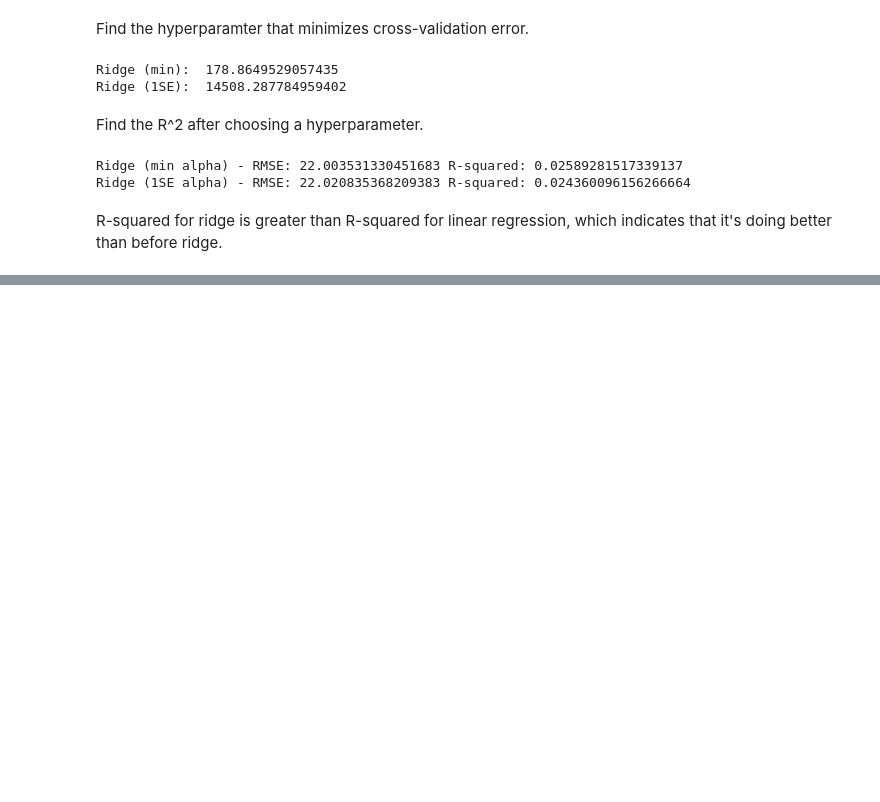
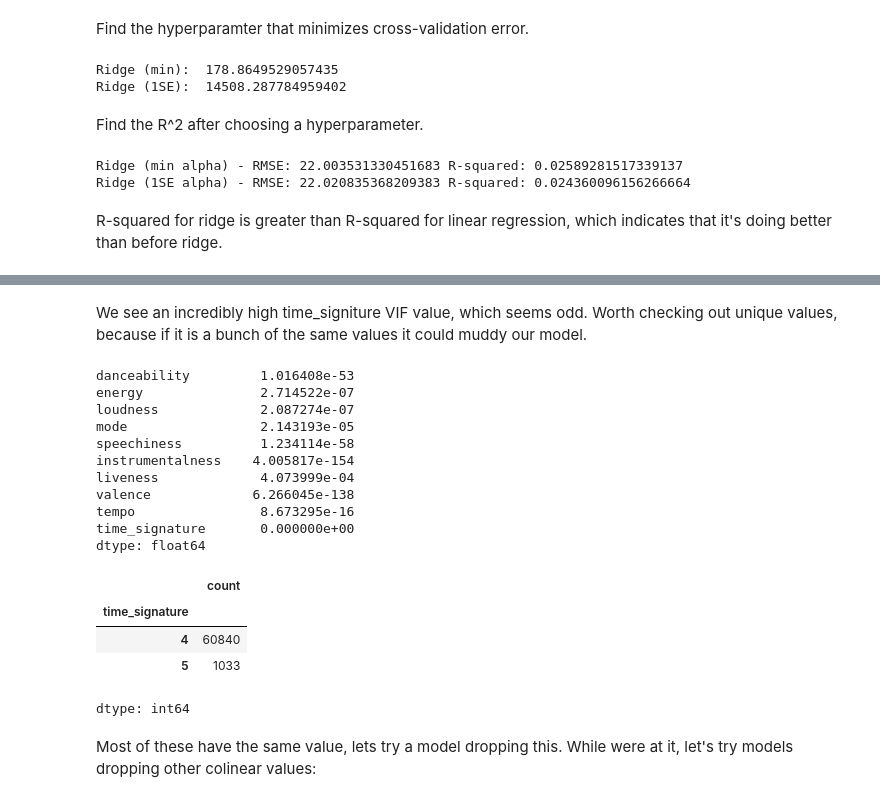
Before and after one commit to will-mccormack/CS-M148-Proj, a Jupyter notebook: W3_Regression_v2.ipynb, the cells around one changed output, grey strips where cells are left out. Drawn from its saved outputs; the diff is of its cells as text; code cells hidden in the pictures; blank space fills up the shorter version.

Commit message:
Added tests and model exploration for a model with different parameters. Managed to get some parameter sets with vastly greater R2 values.

```diff
--- a/W3_Regression_v2.ipynb
+++ b/W3_Regression_v2.ipynb
@@ -411,0 +447,24 @@ R-squared for ridge is greater than R-squared for linear regression, which indic
+# %% [markdown]
+We see an incredibly high time_signiture VIF value, which seems odd. Worth checking out unique values, because if it is a bunch of the same values it could muddy our model.
+# %%
+print(p_values)
+cleaned_data['time_signature'].value_counts()
+# %% [output]
+danceability         1.016408e-53
+energy               2.714522e-07
+loudness             2.087274e-07
+mode                 2.143193e-05
+speechiness          1.234114e-58
+instrumentalness    4.005817e-154
+liveness             4.073999e-04
+valence             6.266045e-138
+tempo                8.673295e-16
+time_signature       0.000000e+00
+dtype: float64
+|  | count |
+| time_signature |  |
+| 4 | 60840 |
+| 5 | 1033 |
+dtype: int64
+# %% [markdown]
+Most of these have the same value, lets try a model dropping this. While were at it, let's try models dropping other colinear values:
```
Also changed, not shown: parts of 9 cells of this notebook.
